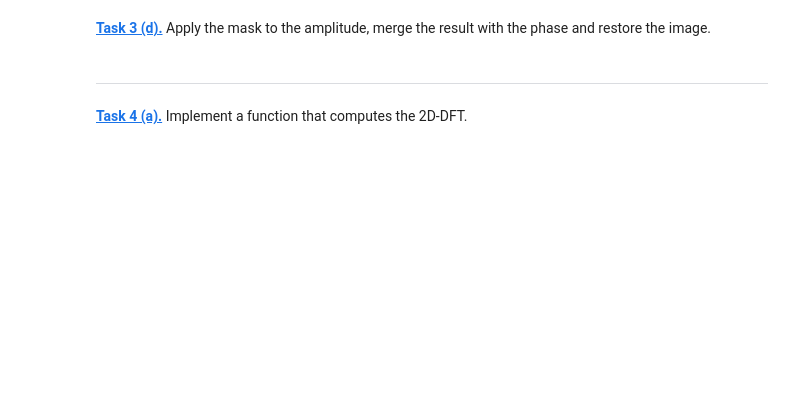
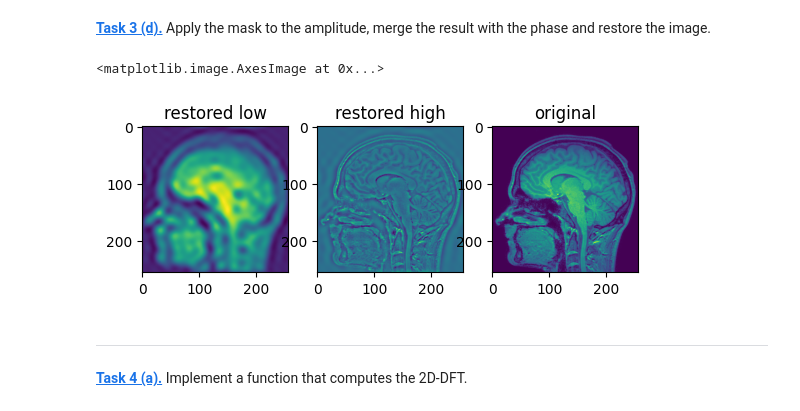
Before and after one commit to Anastasia933/FS5Python, a Jupyter notebook: fourier.ipynb, the cells around one changed output. Saved outputs shown, nothing was run; the diff lists cells and outputs as text; code cells hidden in the pictures; blank space fills up the shorter version.

```diff
--- a/fourier.ipynb
+++ b/fourier.ipynb
@@ -162,15 +162,32 @@ plt.imshow(np.log(amplitude_br))
 # %%
 phase_br = np.angle(brain_ftsh)
 
 # Merge filtered image with phase of brain
 merged_low = to_complex_array(amplitude_low, phase_br)
 merged_high = to_complex_array(amplitude_high, phase_br)
 
 # Reverse shift
 merged_low_sr = np.fft.ifftshift(merged_low)
 merged_high_sr = np.fft.ifftshift(merged_high)
 
 # Ifft
+merged_low_ifft = np.fft.ifft2(merged_low_sr)
+merged_high_ifft = np.fft.ifft2(merged_high_sr)
+
+plt.subplot(1,3,1)
+plt.title('restored low')
+plt.imshow(merged_low_ifft.real)
+
+plt.subplot(1,3,2)
+plt.title('restored high')
+plt.imshow(merged_high_ifft.real)
+
+plt.subplot(1,3,3)
+plt.title('original')
+plt.imshow(brainct)
+# %% [output]
+<matplotlib.image.AxesImage at 0x...>
+[figure, added]
 # %% [markdown]
 ---
 # %% [markdown]
```
Also changed, not shown: parts of 10 cells of this notebook.
